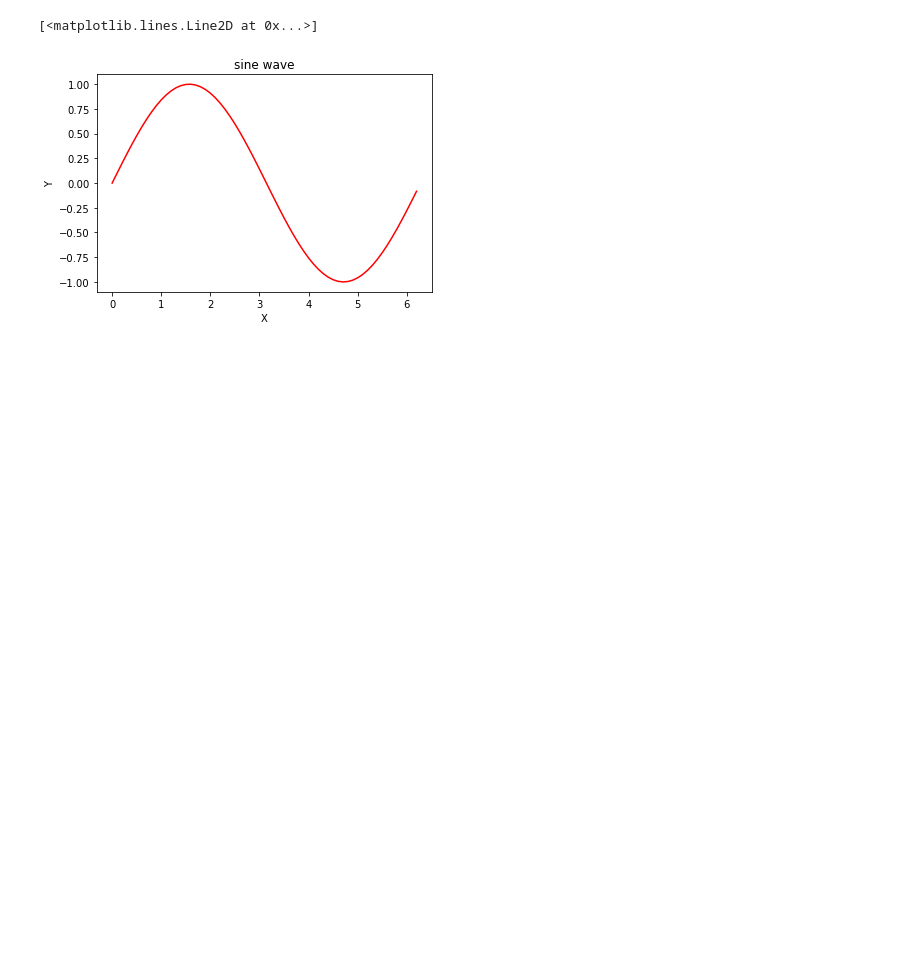
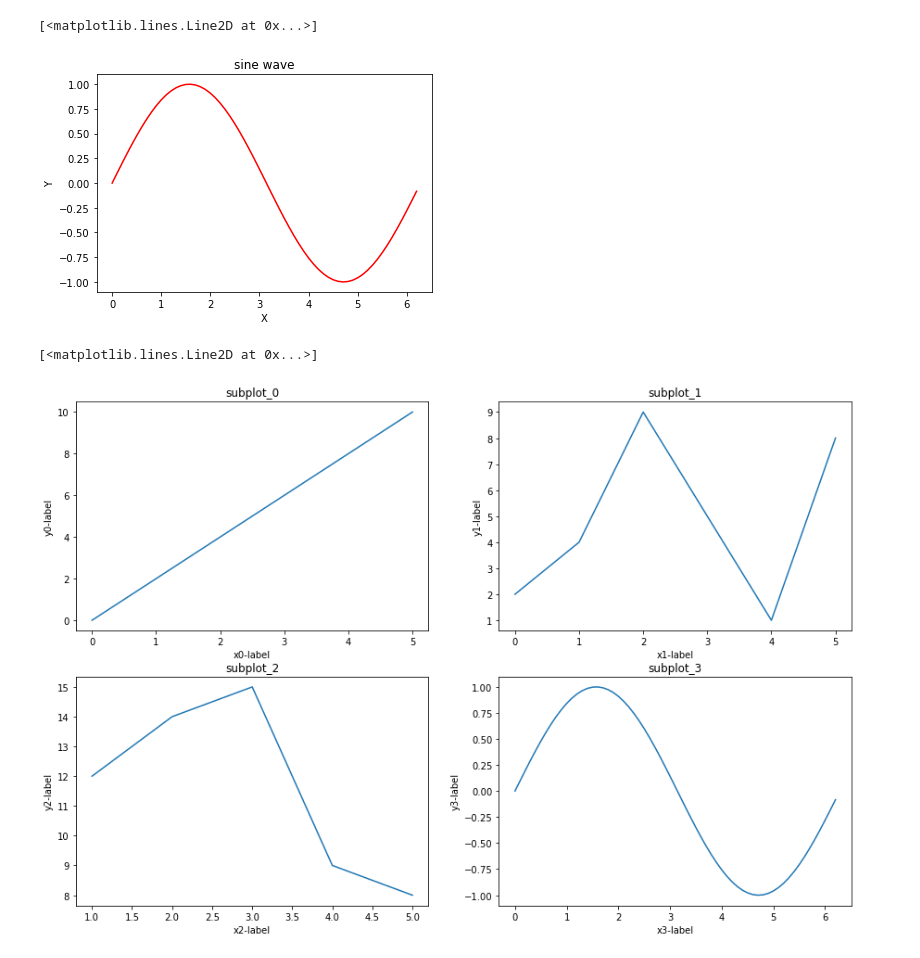
Before and after one commit to Takumi941228/zaishoku_python, a Jupyter notebook: jupyter_code/Matplotlib/Matplotlib_1.ipynb, the cells around one changed output. Drawn from its saved outputs; the diff is of its cells as text; code cells hidden in the pictures; blank space fills up the shorter version.

```diff
--- a/jupyter_code/Matplotlib/Matplotlib_1.ipynb
+++ b/jupyter_code/Matplotlib/Matplotlib_1.ipynb
@@ -18,7 +20,8 @@ plt.plot(x, y)
 [<matplotlib.lines.Line2D at 0x...>]
 [figure]
 # %%
-x_data =  [0, 1, 2, 3, 4, 5]
-y_data = [2, 4, 9, 5, 1, 8]
+# x軸のリストとy軸のリストに数値を格納
+x_data1 =  [0, 1, 2, 3, 4, 5]
+y_data1 = [2, 4, 9, 5, 1, 8]
 # %%
 #折れ線グラフ
@@ -27,7 +30,8 @@ plt.plot(x_data, y_data, color="r")
 [<matplotlib.lines.Line2D at 0x...>]
 [figure]
 # %%
-x_data = np.array([1, 2, 3, 4, 5])
-y_data = np.array([12, 14, 15, 9, 8])
+# x軸のarrayとy軸のarrayに数値を格納
+x_data2 = np.array([1, 2, 3, 4, 5])
+y_data2 = np.array([12, 14, 15, 9, 8])
 # %%
 # 棒グラフ
@@ -37,9 +41,9 @@ plt.bar(x_data, y_data)
 [figure]
 # %%
 #-5から5まで0.1の増え幅で配列を作る
-x = np.arange(0, 2*3.14, 0.1)
+x_data3 = np.arange(0, 2*3.14, 0.1)
 # %%
 # sin(x)をyのlist格納して生成
-y = np.sin(x)
+y_data3 = np.sin(x_data3)
 # %%
 # sinカーブの描画
@@ -62,3 +66,32 @@ plt.plot(x, y, color='r')
 # %% [output]
 [<matplotlib.lines.Line2D at 0x...>]
 [figure]
+# %%
+# 空のサブプロットを作成
+# fig = Figure:描画領域全体, ax = Axes:一つのプロットを描画する領域
+fig, axes= plt.subplots(2,2,figsize=(15,10))   # axesはAxesオブジェクトの2x2の配列
+
+# サブプロットにタイトル追加
+axes[0,0].set_title("subplot_0")
+axes[0,1].set_title("subplot_1")
+axes[1,0].set_title("subplot_2")
+axes[1,1].set_title("subplot_3")
+
+# サブプロットに軸ラベル追加
+axes[0,0].set_xlabel("x0-label")
+axes[0,0].set_ylabel("y0-label")
+axes[0,1].set_xlabel("x1-label")
+axes[0,1].set_ylabel("y1-label")
+axes[1,0].set_xlabel("x2-label")
+axes[1,0].set_ylabel("y2-label")
+axes[1,1].set_xlabel("x3-label")
+axes[1,1].set_ylabel("y3-label")
+
+# 上記4つのグラフを描画
+axes[0,0].plot(x,y)
+axes[0,1].plot(x_data1,y_data1)
+axes[1,0].plot(x_data2,y_data2)
+axes[1,1].plot(x_data3,y_data3)
+# %% [output]
+[<matplotlib.lines.Line2D at 0x...>]
+[figure, added]
```
Also changed, not shown: parts of 6 cells of this notebook, 2 other files.
